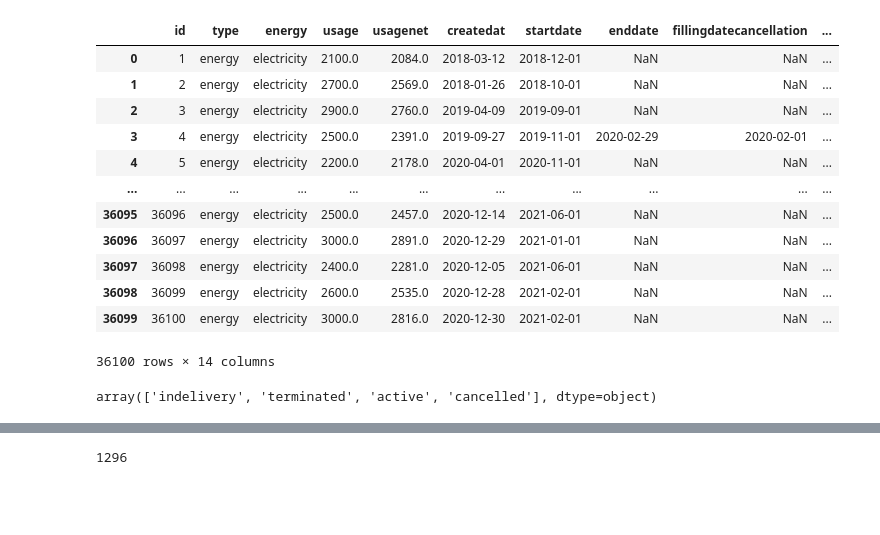
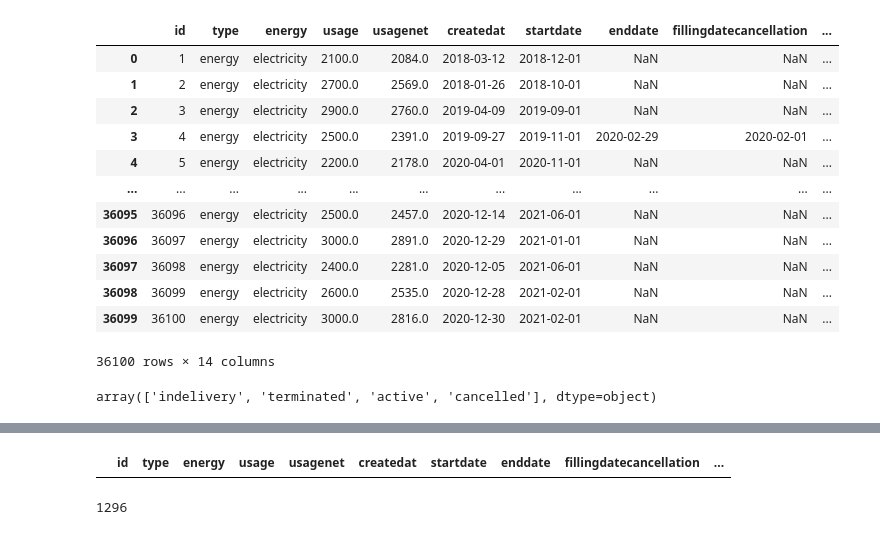
Before and after one commit to jha-manvi/CaseStudy_DE, a Jupyter notebook: case-study-nb.ipynb, the cells around one changed output, grey strips where cells are left out. Drawn from its saved outputs; the diff is of its cells as text; code cells hidden in the pictures; blank space fills up the shorter version.

```diff
--- a/case-study-nb.ipynb
+++ b/case-study-nb.ipynb
@@ -343,4 +333,4 @@ df_jan_cntr['status'].unique()
 # %% [output]
 array(['indelivery', 'terminated', 'active', 'cancelled'], dtype=object)
 # %%
-df_jan_cntr[df_jan_cntr['startdate'] == '2021-01-01']
+df22=df_jan_cntr[df_jan_cntr['startdate'] == '2021-01-01']
@@ -361,3 +337,7 @@ df_jan_cntr[df_jan_cntr['startdate'] == '2021-01-01']
+# %%
+df22[df22['status'] == 'indelivery']
+# %% [output]
+|  | id | type | energy | usage | usagenet | createdat | startdate | enddate | fillingdatecancellation | ... |
 # %%
 len(df_jan_cntr[df_jan_cntr['startdate'] == '2021-01-01']['id'].unique().tolist())
 # %% [output]
```
Also changed, not shown: parts of 8 cells of this notebook, 16 other files.
